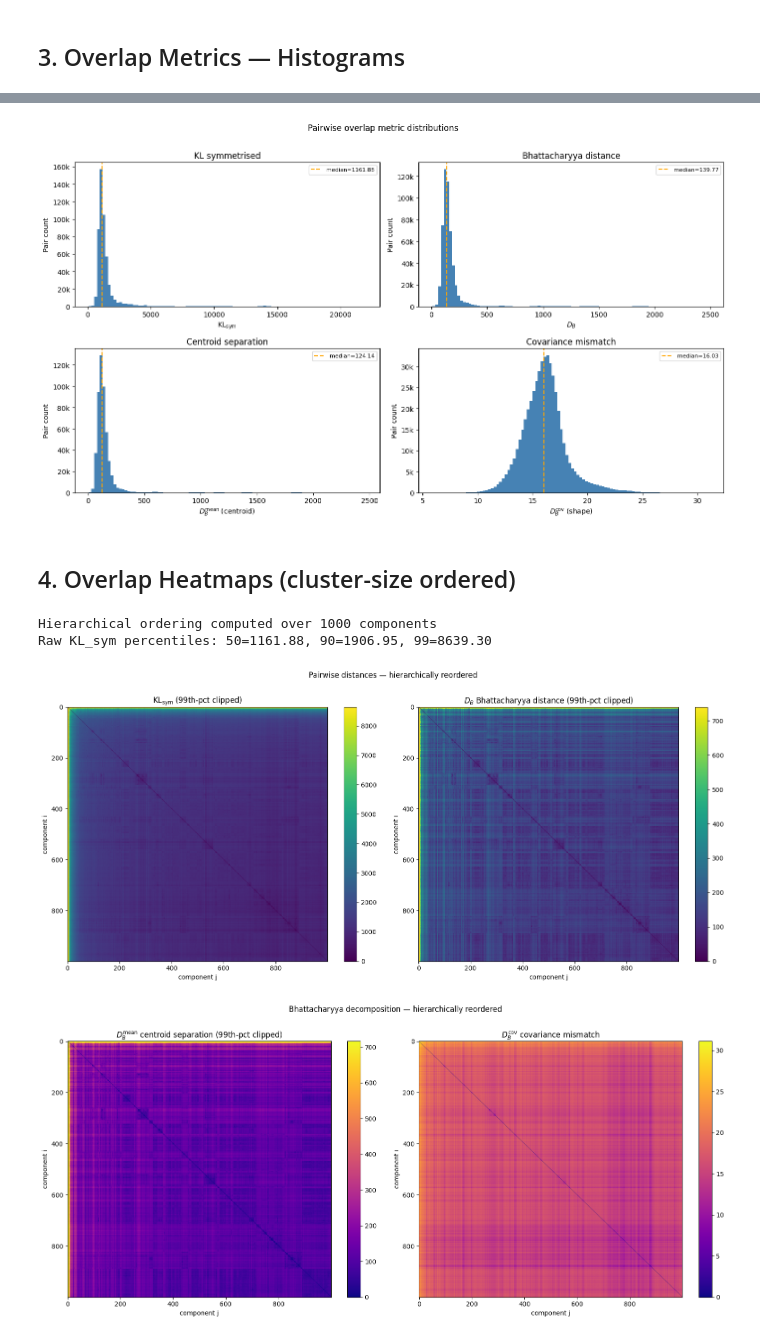
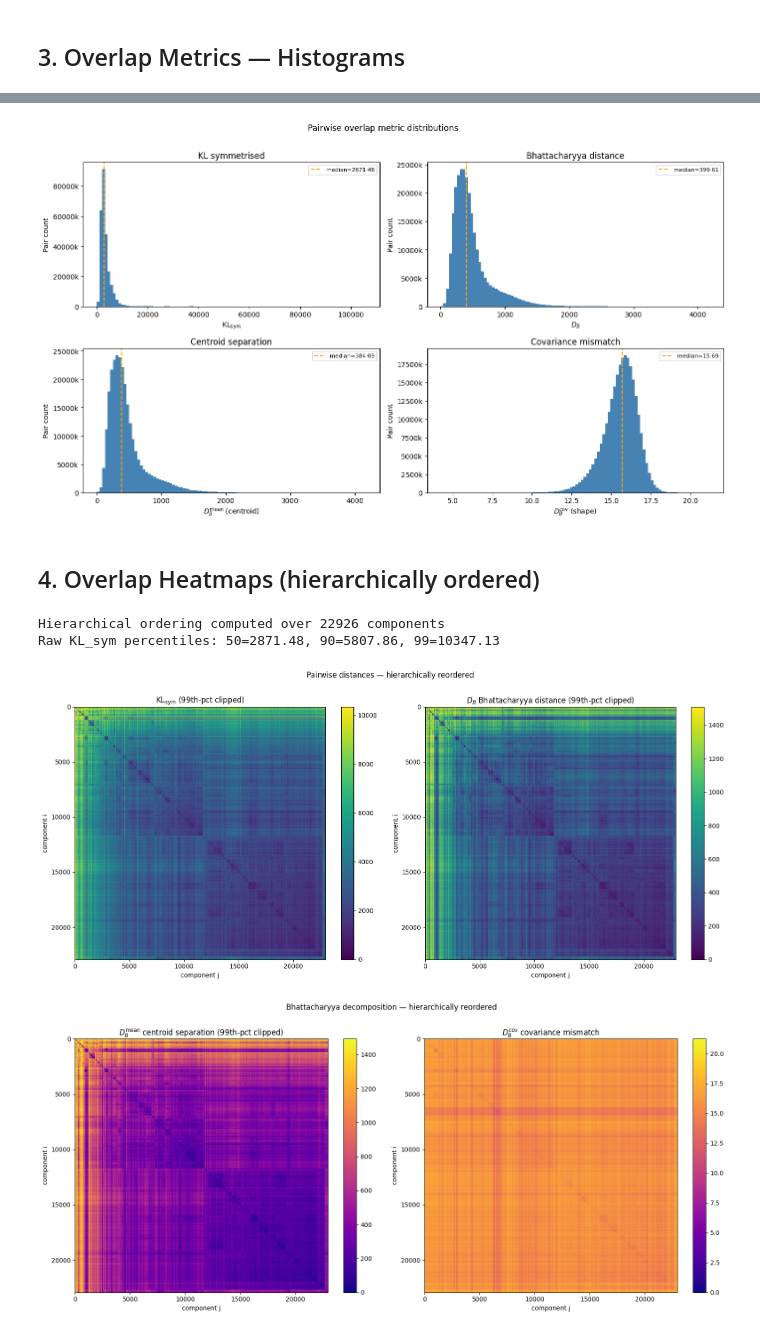
Before and after one commit to alexserra98/decomposing-activations-local-geometry, a Jupyter notebook: notebooks/visualize.ipynb, the cells around one changed output, grey strips where cells are left out. Drawn from its saved outputs; the diff is of its cells as text; code cells hidden in the pictures.

```diff
--- a/notebooks/visualize.ipynb
+++ b/notebooks/visualize.ipynb
@@ -10,7 +10,7 @@ import matplotlib.pyplot as plt
 import matplotlib.ticker as ticker
 from pathlib import Path
 
-experiment_name = os.environ.get("DALG_VIS_EXPERIMENT_NAME", "1000_05")
+experiment_name = os.environ.get("DALG_VIS_EXPERIMENT_NAME", "32000_17")
 OUT = Path(os.environ.get(
     "DALG_VIS_OUT",
     f"/u/dssc/zenocosini/decomposing-activations-local-geometry/output/experiments/{experiment_name}",
@@ -33,9 +33,21 @@ if max_components > 0 and int(mask.sum().item()) > max_components:
     print(f"Visualization restricted to top {max_components} clusters by size "
           f"out of {int(mask.sum().item())} clusters with size >= {min_cluster_size}")
     mask = sampled_mask
+variance_mask = mask.clone()
+for idx, (v, keep) in enumerate(zip(dims_data["cluster_variances"], mask.detach().cpu().tolist())):
+    if keep and v.numel() == 0:
+        variance_mask[idx] = False
+if int(variance_mask.sum().item()) < int(mask.sum().item()):
+    print(f"Excluded {int(mask.sum().item() - variance_mask.sum().item())} clusters with empty variance spectra")
+mask = variance_mask
+
 intrinsic_dims = dims_data["intrinsic_dims"][mask]   # (K,)
-cluster_variances = torch.stack([ v[:1000] for v, keep in zip(dims_data["cluster_variances"], mask.detach().cpu().tolist())
-    if keep])
+selected_variances = [v[:1000] for v, keep in zip(dims_data["cluster_variances"], mask.detach().cpu().tolist()) if keep]
+variance_plot_dims = max(v.numel() for v in selected_variances)
+cluster_variances = torch.stack([
+    torch.cat([v, v.new_zeros(variance_plot_dims - v.numel())]) if v.numel() < variance_plot_dims else v
+    for v in selected_variances
+])
 K     = dims_data["K"]
 rank  = dims_data["rank"]
 D     = dims_data["D"]
@@ -197,19 +209,30 @@ plt.tight_layout()
 plt.savefig(PLOT_OUT / f"{experiment_name}_overlap_histograms.pdf", dpi=150, bbox_inches="tight")
 plt.show()
 # %% [output]
-[figure, old version]
+[figure, new version]
 # %% [markdown]
-## 4. Overlap Heatmaps (cluster-size ordered)
+## 4. Overlap Heatmaps (hierarchically ordered)
 # %%
-# Order heatmaps by descending cluster size. This avoids building a hierarchical tree
-# over all pairwise distances, which is expensive for large-K runs.
-order = np.argsort(-cluster_sizes[mask].detach().cpu().numpy())
+from scipy.cluster.hierarchy import linkage, leaves_list
+from scipy.spatial.distance import squareform
 
-kl_np = np.clip(kl_sym.numpy(), 0, None)
-positive_kl = kl_np[np.triu_indices(effective_K, k=1)]
-positive_kl = positive_kl[positive_kl > 0]
+# Order heatmaps by average-linkage clustering on KL_sym, matching the original notebook.
+# Clip numerical negatives before converting to scipy's condensed distance format.
+kl_np = kl_sym.numpy()
+kl_np = np.clip(kl_np, 0, None)
+np.fill_diagonal(kl_np, 0)
 
-print(f"Heatmap ordering computed by descending cluster size over {effective_K} components")
+condensed_raw = squareform(kl_np, checks=False)
+positive_kl = condensed_raw[condensed_raw > 0]
+
+condensed = condensed_raw
+if positive_kl.size:
+    condensed = np.clip(condensed, 0, np.percentile(positive_kl, 99))
+
+Z = linkage(condensed, method="average")
+order = leaves_list(Z)
+
+print(f"Hierarchical ordering computed over {effective_K} components")
 if positive_kl.size:
     print(
         "Raw KL_sym percentiles: "
@@ -218,8 +241,8 @@ if positive_kl.size:
         f"99={np.percentile(positive_kl, 99):.2f}"
     )
 # %% [output]
-Hierarchical ordering computed over 1000 components
-Raw KL_sym percentiles: 50=1161.88, 90=1906.95, 99=8639.30
+Hierarchical ordering computed over 22926 components
+Raw KL_sym percentiles: 50=2871.48, 90=5807.86, 99=10347.13
 # %%
 fig, axes = plt.subplots(1, 2, figsize=(16, 7))
 # TODO I am clipping just the legend it doesn't make sense
@@ -243,37 +266,37 @@ ax.set_xlabel("component j")
 ax.set_ylabel("component i")
 plt.colorbar(im, ax=ax)
 
-plt.suptitle("Pairwise distances — cluster-size ordered", y=1.01)
+plt.suptitle("Pairwise distances — hierarchically reordered", y=1.01)
 plt.tight_layout()
 plt.savefig(PLOT_OUT / f"{experiment_name}_overlap_heatmaps_dist.pdf", dpi=150, bbox_inches="tight")
 plt.show()
 # %% [output]
-[figure, old version]
+[figure, new version]
 # %%
 fig, axes = plt.subplots(1, 2, figsize=(16, 7))
 # TODO I am clipping just the legend it doesn't make sense
 # db_mean
 ax = axes[0]
 mat = db_mean[order][:, order].numpy()
 vmax = np.percentile(mat[mat > 0], 99)
 im = ax.imshow(mat, aspect="auto", cmap="plasma", vmin=0, vmax=vmax)
 ax.set_title(r"$D_B^{\mathrm{mean}}$ centroid separation (99th-pct clipped)")
 ax.set_xlabel("component j")
 ax.set_ylabel("component i")
 plt.colorbar(im, ax=ax)
 
 # db_cov
 ax = axes[1]
 mat = db_cov[order][:, order].numpy()
 im = ax.imshow(mat, aspect="auto", cmap="plasma")
 ax.set_title(r"$D_B^{\mathrm{cov}}$ covariance mismatch")
 ax.set_xlabel("component j")
 ax.set_ylabel("component i")
 plt.colorbar(im, ax=ax)
 
-plt.suptitle("Bhattacharyya decomposition — cluster-size ordered", y=1.01)
+plt.suptitle("Bhattacharyya decomposition — hierarchically reordered", y=1.01)
 plt.tight_layout()
 plt.savefig(PLOT_OUT / f"{experiment_name}_overlap_heatmaps_bhatt.pdf", dpi=150, bbox_inches="tight")
 plt.show()
 # %% [output]
-[figure, old version]
+[figure, new version]
```
Also changed, not shown: parts of 6 cells of this notebook, 28 other files.
